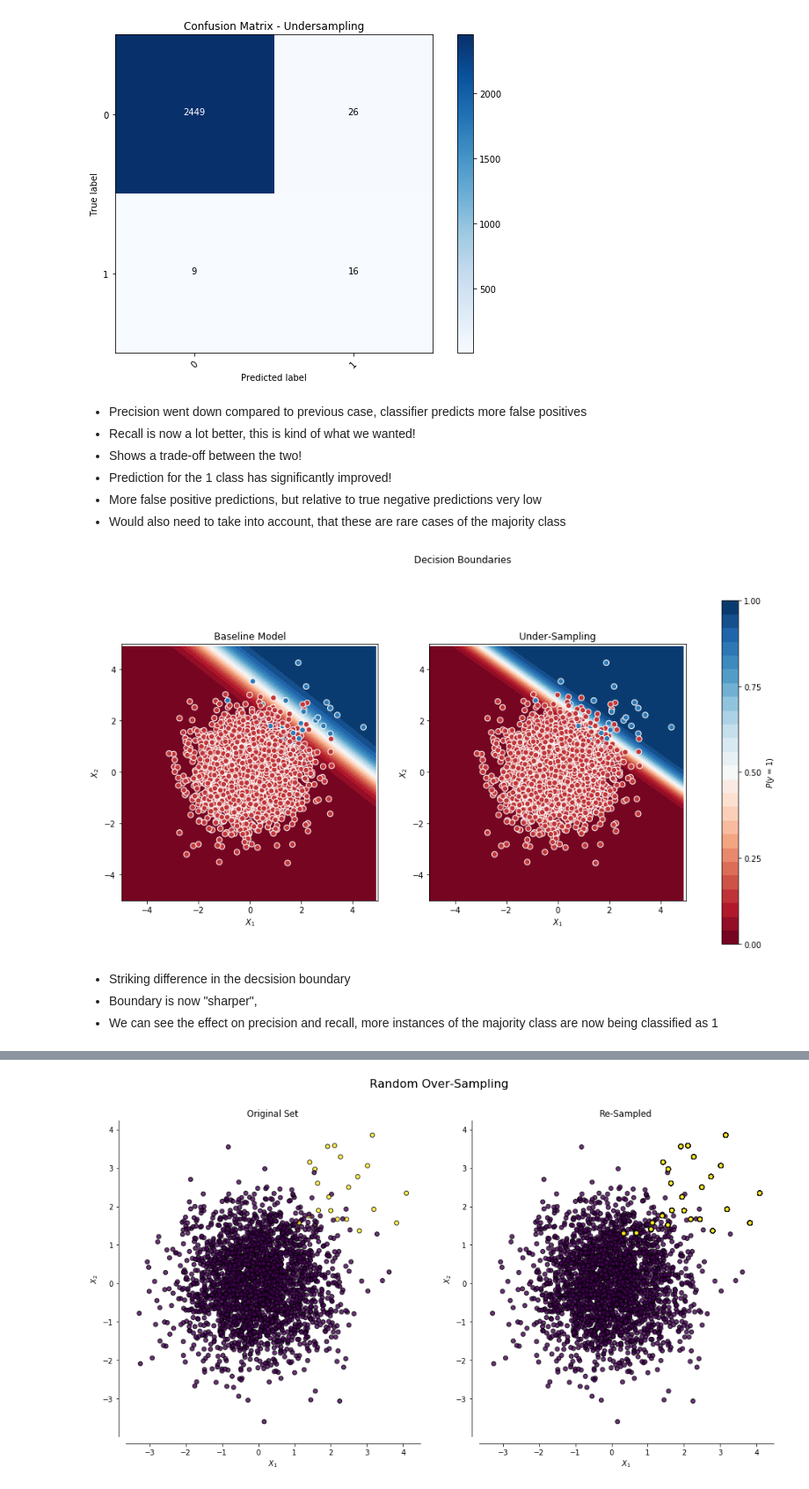
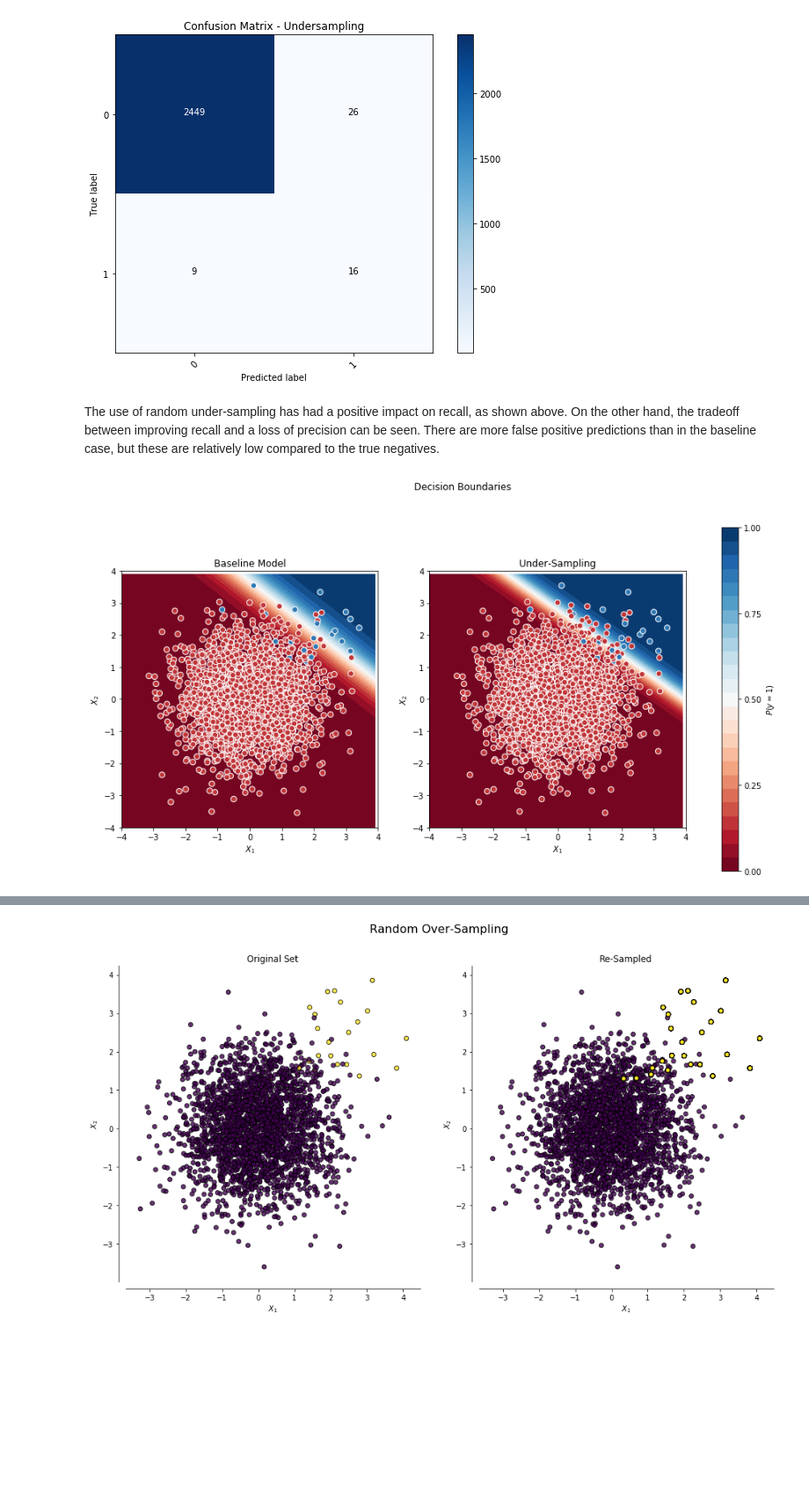
Before and after one commit to fadamDS/201810_Statistical_Modelling, a Jupyter notebook: scripts/20181127_Sampling_Methods_Code.ipynb, the cells around one changed output, grey strips where cells are left out. Shown at 88% size. Saved outputs shown, nothing was run; the diff lists cells and outputs as text; code cells hidden in the pictures; blank space fills up the shorter version.

```diff
--- a/scripts/20181127_Sampling_Methods_Code.ipynb
+++ b/scripts/20181127_Sampling_Methods_Code.ipynb
@@ -627,19 +668,11 @@ score_model(y_test,undersample_pred)
 |  | Accuracy | Precision | Recall |
 | 0 | 0.986 | 0.380952 | 0.64 |
 [figure]
-# %% [markdown]
-- Precision went down compared to previous case, classifier predicts more false positives
-- Recall is now a lot better, this is kind of what we wanted!
-- Shows a trade-off between the two!
-- Prediction for the 1 class has significantly improved!
-- More false positive predictions, but relative to true negative predictions very low
-- Would also need to take into account, that these are rare cases of the majority class
+# %% [markdown]
+The use of random under-sampling has had a positive impact on recall, as shown above. On the other hand, the tradeoff between improving recall and a loss of precision can be seen. There are more false positive predictions than in the baseline case, but these are relatively low compared to the true negatives.
 # %%
 # Compare resulting decsision boundaries
-plot_decision_resample([baseline_model,undersampled_model],X_test,y_test, titles= ['Baseline Model', 'Under-Sampling'])
+plot_decision_resample([baseline_model,undersampled_model],X_test,y_test, titles= ['Baseline Model', 'Under-Sampling'],
+                       area= [-4,4])
 # %% [output]
-[figure, old version]
+[figure, new version]
-# %% [markdown]
-- Striking difference in the decsision boundary
-- Boundary is now "sharper",
-- We can see the effect on precision and recall, more instances of the majority class are now being classified as 1
```
Also changed, not shown: parts of 49 cells of this notebook.
